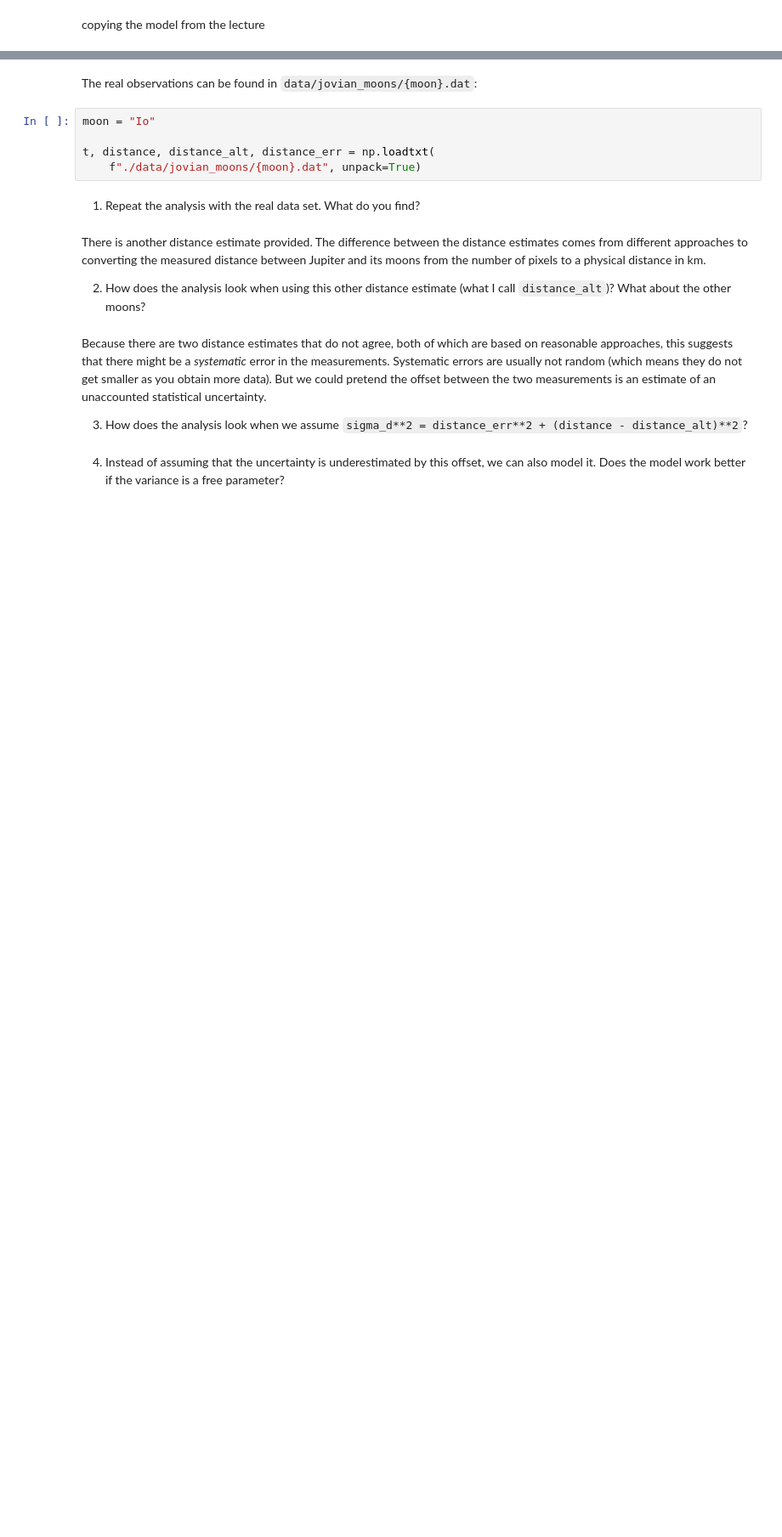
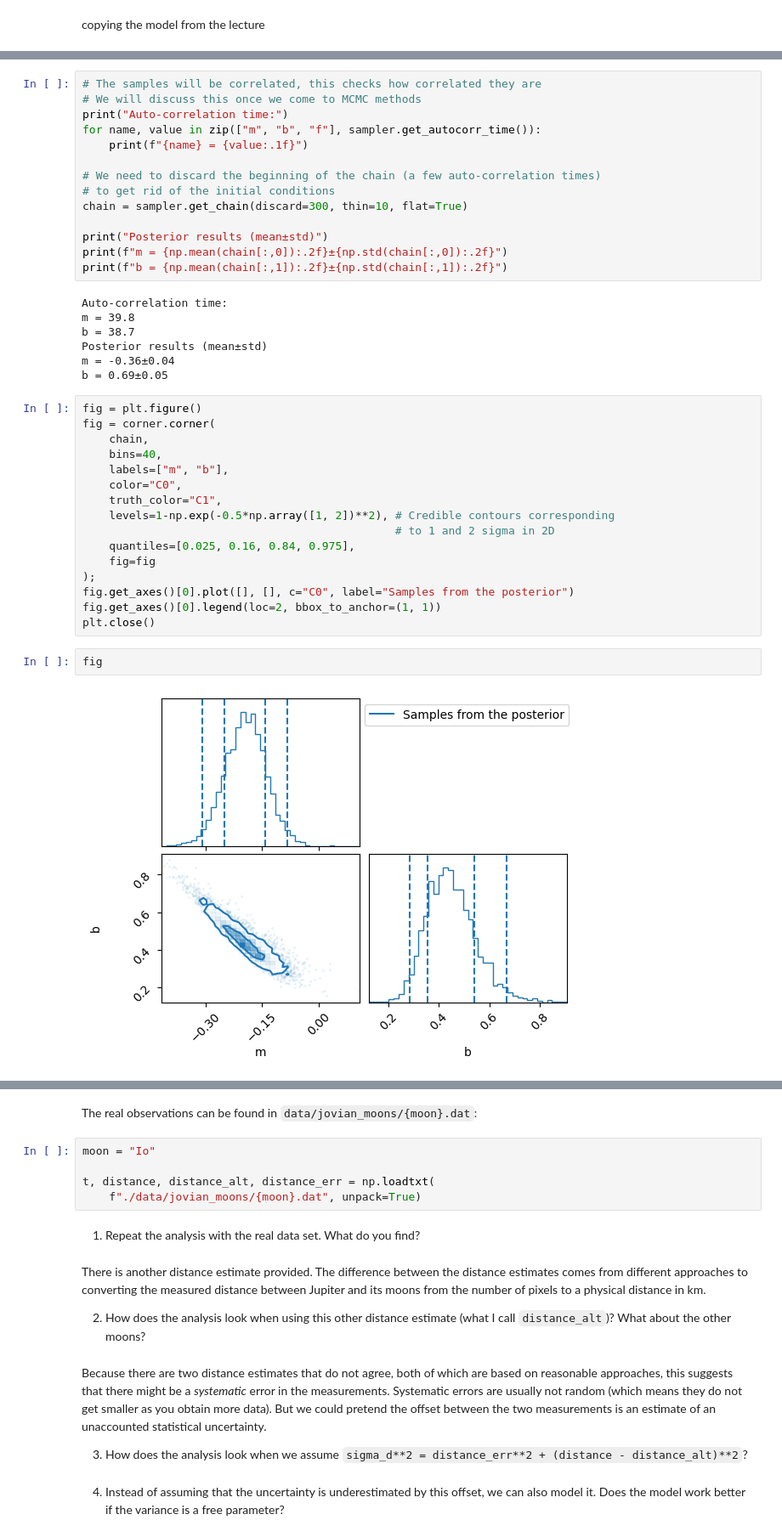
Before and after one commit to Henri-8/Bayesian-Stats-HS2026, a Jupyter notebook: my_exercise_solutions/week4_intro_to_bayes_exercises_henri.ipynb, the cells around one changed output, grey strips where cells are left out. Shown at 85% size. Saved outputs shown, nothing was run; the diff lists cells and outputs as text; blank space fills up the shorter version.

```diff
--- a/my_exercise_solutions/week4_intro_to_bayes_exercises_henri.ipynb
+++ b/my_exercise_solutions/week4_intro_to_bayes_exercises_henri.ipynb
@@ -86,3 +185,44 @@ def log_posterior_probability(m, b, x, sigma_y, y):
+# %%
+# The samples will be correlated, this checks how correlated they are
+# We will discuss this once we come to MCMC methods
+print("Auto-correlation time:")
+for name, value in zip(["m", "b", "f"], sampler.get_autocorr_time()):
+    print(f"{name} = {value:.1f}")
+
+# We need to discard the beginning of the chain (a few auto-correlation times)
+# to get rid of the initial conditions
+chain = sampler.get_chain(discard=300, thin=10, flat=True)
+
+print("Posterior results (mean±std)")
+print(f"m = {np.mean(chain[:,0]):.2f}±{np.std(chain[:,0]):.2f}")
+print(f"b = {np.mean(chain[:,1]):.2f}±{np.std(chain[:,1]):.2f}")
+# %% [output]
+Auto-correlation time:
+m = 39.8
+b = 38.7
+Posterior results (mean±std)
+m = -0.36±0.04
+b = 0.69±0.05
+# %%
+fig = plt.figure()
+fig = corner.corner(
+    chain,
+    bins=40,
+    labels=["m", "b"],
+    color="C0",
+    truth_color="C1",
+    levels=1-np.exp(-0.5*np.array([1, 2])**2), # Credible contours corresponding
+                                               # to 1 and 2 sigma in 2D
+    quantiles=[0.025, 0.16, 0.84, 0.975],
+    fig=fig
+);
+fig.get_axes()[0].plot([], [], c="C0", label="Samples from the posterior")
+fig.get_axes()[0].legend(loc=2, bbox_to_anchor=(1, 1))
+plt.close()
+# %%
+fig
+# %% [output]
+[figure, added]
 # %% [markdown]
 # Exercise 2
 
```
Also changed, not shown: parts of 15 cells of this notebook.
